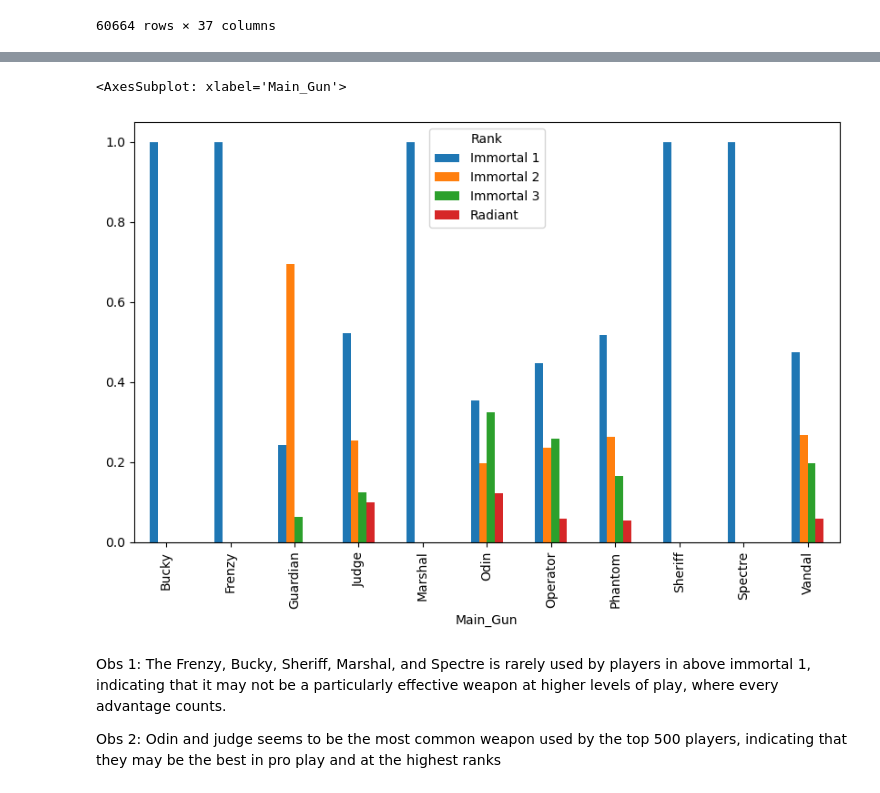
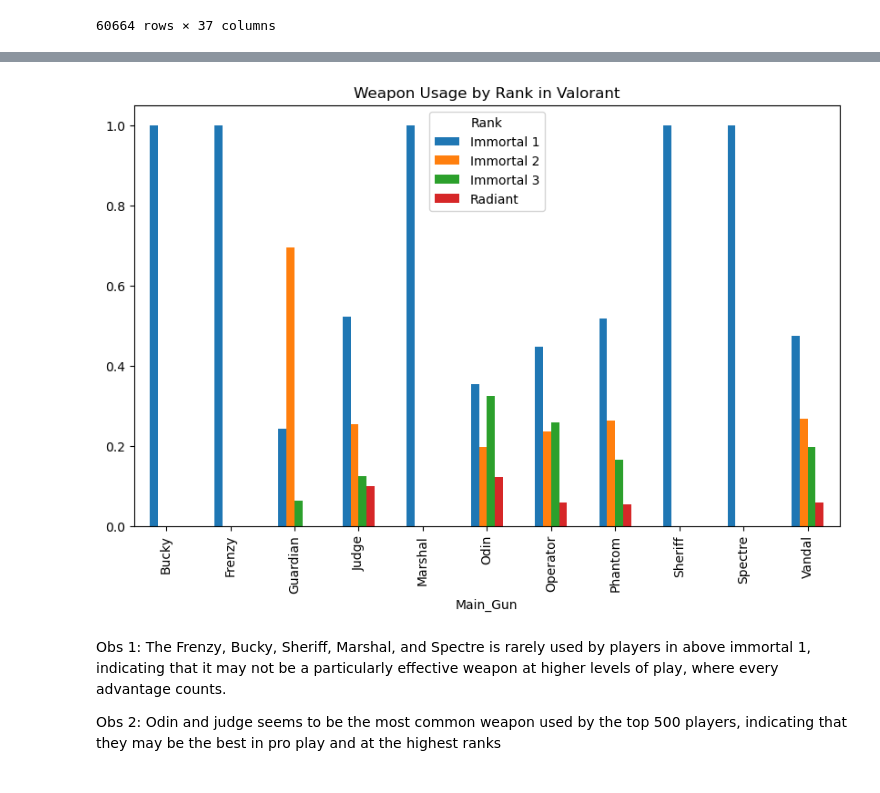
Before and after one commit to ubco-W2022T2-data301/project-group-group64, a Jupyter notebook: analysis/analysis1.ipynb, the cells around one changed output, grey strips where cells are left out. Cells and saved outputs as stored; diff of their text form; code cells hidden in the pictures.

```diff
--- a/analysis/analysis1.ipynb
+++ b/analysis/analysis1.ipynb
@@ -532,23 +528,24 @@ The data was cleaned by dropping irrelevant columns, removing rows with missing
 # %%
 import pandas as pd
 
 # Load the data and do basic cleaning
 df
 
 # Group the data by weapon and rank, and calculate the average usage rate
 weapon_rank_usage = df.groupby(['Main_Gun', 'Rank'])['Games Played'].sum().reset_index()
 weapon_usage = weapon_rank_usage.groupby('Main_Gun')['Games Played'].sum().reset_index()
 weapon_rank_usage = pd.merge(weapon_rank_usage, weapon_usage, on='Main_Gun')
 weapon_rank_usage['Usage Rate'] = weapon_rank_usage['Games Played_x'] / weapon_rank_usage['Games Played_y']
 
 # Pivot the data to make it easier to compare across different ranks
 weapon_rank_pivot = weapon_rank_usage.pivot(index='Main_Gun', columns='Rank', values='Usage Rate')
 
 # Plot the usage rates for different ranks
 weapon_rank_pivot.plot.bar(figsize=(10, 6))
+plt.title('Weapon Usage by Rank in Valorant')
+plt.show()
 # %% [output]
-<AxesSubplot: xlabel='Main_Gun'>
-[figure, old version]
+[figure, new version]
 # %% [markdown]
 
 Obs 1: The Frenzy, Bucky, Sheriff, Marshal, and Spectre is rarely used by players in above immortal 1, indicating that it may not be a particularly effective weapon at higher levels of play, where every advantage counts.
```
Also changed, not shown: parts of 2 cells of this notebook.
